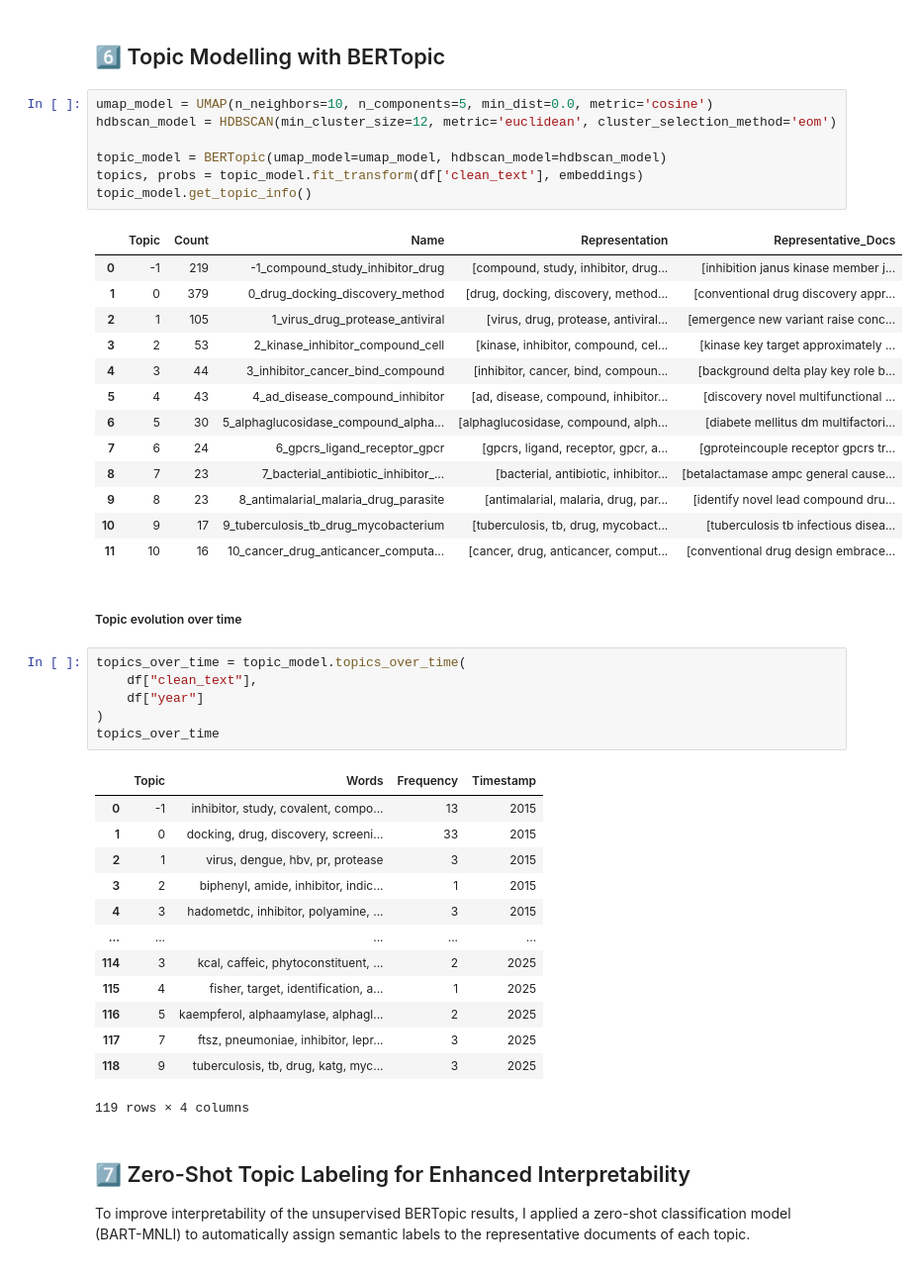
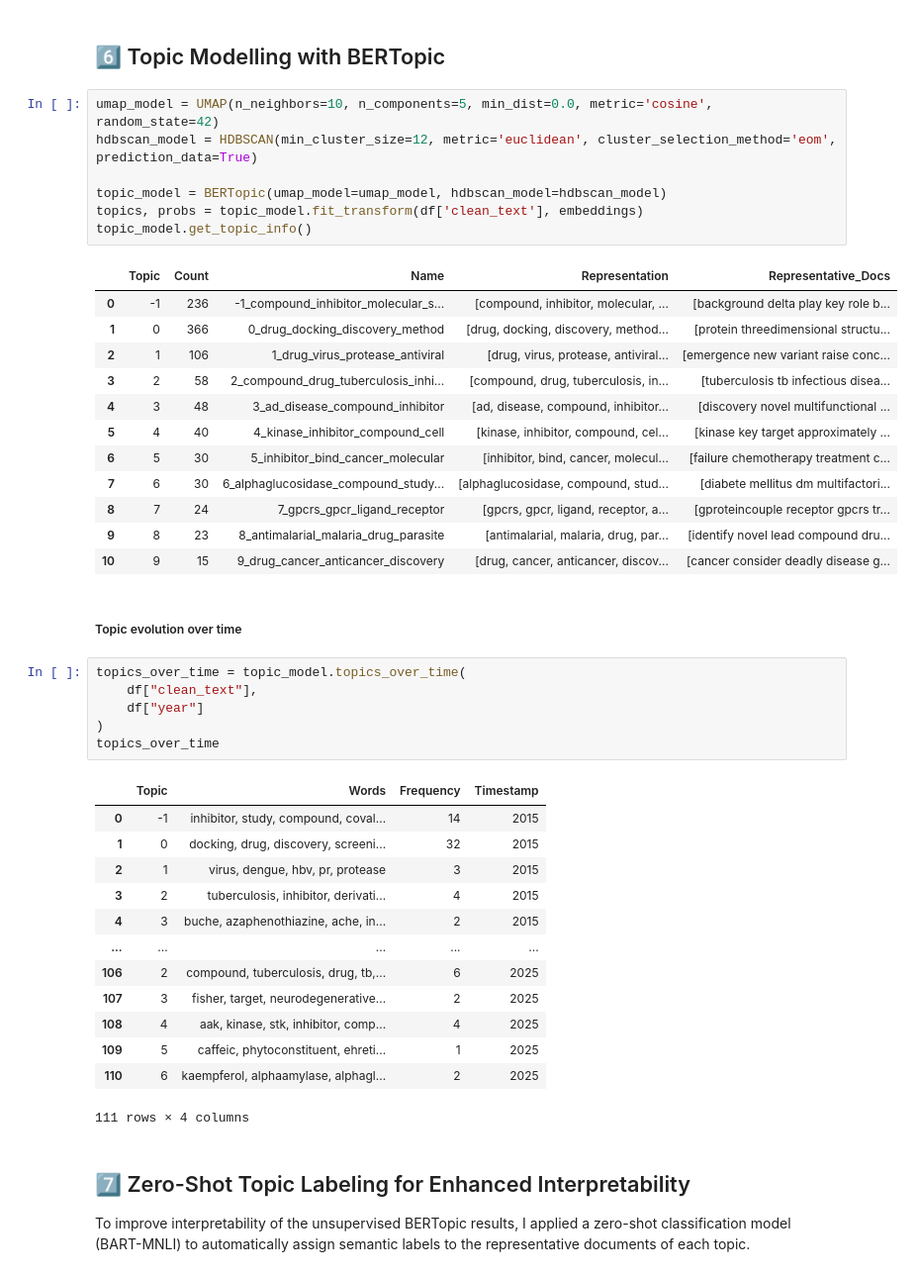
Before and after one commit to Paula-gwn/-Discovering-Emerging-Topics-in-Drug-Discovery-Research-using-BERTopic, a Jupyter notebook: Drug_Discover_TM.ipynb, the cells around one changed output. Shown at 99% size. Saved outputs shown, nothing was run; the diff lists cells and outputs as text.

```diff
--- a/Drug_Discover_TM.ipynb
+++ b/Drug_Discover_TM.ipynb
@@ -186,26 +195,25 @@ results_df.sort_values("n_topics", ascending=False)
 # %% [markdown]
 ## 6️⃣ Topic Modelling with BERTopic
 # %%
-umap_model = UMAP(n_neighbors=10, n_components=5, min_dist=0.0, metric='cosine')
-hdbscan_model = HDBSCAN(min_cluster_size=12, metric='euclidean', cluster_selection_method='eom')
+umap_model = UMAP(n_neighbors=10, n_components=5, min_dist=0.0, metric='cosine', random_state=42)
+hdbscan_model = HDBSCAN(min_cluster_size=12, metric='euclidean', cluster_selection_method='eom', prediction_data=True)
 
 topic_model = BERTopic(umap_model=umap_model, hdbscan_model=hdbscan_model)
 topics, probs = topic_model.fit_transform(df['clean_text'], embeddings)
 topic_model.get_topic_info()
 # %% [output]
 |  | Topic | Count | Name | Representation | Representative_Docs |
-| 0 | -1 | 219 | -1_compound_study_inhibitor_drug | [compound, study, inhibitor, drug... | [inhibition janus kinase member j... |
-| 1 | 0 | 379 | 0_drug_docking_discovery_method | [drug, docking, discovery, method... | [conventional drug discovery appr... |
-| 2 | 1 | 105 | 1_virus_drug_protease_antiviral | [virus, drug, protease, antiviral... | [emergence new variant raise conc... |
-| 3 | 2 | 53 | 2_kinase_inhibitor_compound_cell | [kinase, inhibitor, compound, cel... | [kinase key target approximately ... |
-| 4 | 3 | 44 | 3_inhibitor_cancer_bind_compound | [inhibitor, cancer, bind, compoun... | [background delta play key role b... |
-| 5 | 4 | 43 | 4_ad_disease_compound_inhibitor | [ad, disease, compound, inhibitor... | [discovery novel multifunctional ... |
-| 6 | 5 | 30 | 5_alphaglucosidase_compound_alpha... | [alphaglucosidase, compound, alph... | [diabete mellitus dm multifactori... |
-| 7 | 6 | 24 | 6_gpcrs_ligand_receptor_gpcr | [gpcrs, ligand, receptor, gpcr, a... | [gproteincouple receptor gpcrs tr... |
-| 8 | 7 | 23 | 7_bacterial_antibiotic_inhibitor_... | [bacterial, antibiotic, inhibitor... | [betalactamase ampc general cause... |
+| 0 | -1 | 236 | -1_compound_inhibitor_molecular_s... | [compound, inhibitor, molecular, ... | [background delta play key role b... |
+| 1 | 0 | 366 | 0_drug_docking_discovery_method | [drug, docking, discovery, method... | [protein threedimensional structu... |
+| 2 | 1 | 106 | 1_drug_virus_protease_antiviral | [drug, virus, protease, antiviral... | [emergence new variant raise conc... |
+| 3 | 2 | 58 | 2_compound_drug_tuberculosis_inhi... | [compound, drug, tuberculosis, in... | [tuberculosis tb infectious disea... |
+| 4 | 3 | 48 | 3_ad_disease_compound_inhibitor | [ad, disease, compound, inhibitor... | [discovery novel multifunctional ... |
+| 5 | 4 | 40 | 4_kinase_inhibitor_compound_cell | [kinase, inhibitor, compound, cel... | [kinase key target approximately ... |
+| 6 | 5 | 30 | 5_inhibitor_bind_cancer_molecular | [inhibitor, bind, cancer, molecul... | [failure chemotherapy treatment c... |
+| 7 | 6 | 30 | 6_alphaglucosidase_compound_study... | [alphaglucosidase, compound, stud... | [diabete mellitus dm multifactori... |
+| 8 | 7 | 24 | 7_gpcrs_gpcr_ligand_receptor | [gpcrs, gpcr, ligand, receptor, a... | [gproteincouple receptor gpcrs tr... |
 | 9 | 8 | 23 | 8_antimalarial_malaria_drug_parasite | [antimalarial, malaria, drug, par... | [identify novel lead compound dru... |
-| 10 | 9 | 17 | 9_tuberculosis_tb_drug_mycobacterium | [tuberculosis, tb, drug, mycobact... | [tuberculosis tb infectious disea... |
-| 11 | 10 | 16 | 10_cancer_drug_anticancer_computa... | [cancer, drug, anticancer, comput... | [conventional drug design embrace... |
+| 10 | 9 | 15 | 9_drug_cancer_anticancer_discovery | [drug, cancer, anticancer, discov... | [cancer consider deadly disease g... |
 # %% [markdown]
 ##### Topic evolution over time
 # %%
@@ -216,18 +224,18 @@ topics_over_time = topic_model.topics_over_time(
 topics_over_time
 # %% [output]
 |  | Topic | Words | Frequency | Timestamp |
-| 0 | -1 | inhibitor, study, covalent, compo... | 13 | 2015 |
-| 1 | 0 | docking, drug, discovery, screeni... | 33 | 2015 |
+| 0 | -1 | inhibitor, study, compound, coval... | 14 | 2015 |
+| 1 | 0 | docking, drug, discovery, screeni... | 32 | 2015 |
 | 2 | 1 | virus, dengue, hbv, pr, protease | 3 | 2015 |
-| 3 | 2 | biphenyl, amide, inhibitor, indic... | 1 | 2015 |
-| 4 | 3 | hadometdc, inhibitor, polyamine, ... | 3 | 2015 |
+| 3 | 2 | tuberculosis, inhibitor, derivati... | 4 | 2015 |
+| 4 | 3 | buche, azaphenothiazine, ache, in... | 2 | 2015 |
 | ... | ... | ... | ... | ... |
-| 114 | 3 | kcal, caffeic, phytoconstituent, ... | 2 | 2025 |
-| 115 | 4 | fisher, target, identification, a... | 1 | 2025 |
-| 116 | 5 | kaempferol, alphaamylase, alphagl... | 2 | 2025 |
-| 117 | 7 | ftsz, pneumoniae, inhibitor, lepr... | 3 | 2025 |
-| 118 | 9 | tuberculosis, tb, drug, katg, myc... | 3 | 2025 |
+| 106 | 2 | compound, tuberculosis, drug, tb,... | 6 | 2025 |
+| 107 | 3 | fisher, target, neurodegenerative... | 2 | 2025 |
+| 108 | 4 | aak, kinase, stk, inhibitor, comp... | 4 | 2025 |
+| 109 | 5 | caffeic, phytoconstituent, ehreti... | 1 | 2025 |
+| 110 | 6 | kaempferol, alphaamylase, alphagl... | 2 | 2025 |
-119 rows × 4 columns
+111 rows × 4 columns
 # %% [markdown]
 ## 7️⃣ Zero-Shot Topic Labeling for Enhanced Interpretability
 To improve interpretability of the unsupervised BERTopic results, I applied a zero-shot classification model (BART-MNLI) to automatically assign semantic labels to the representative documents of each topic.
```
Also changed, not shown: parts of 9 cells of this notebook, 2 other files.
